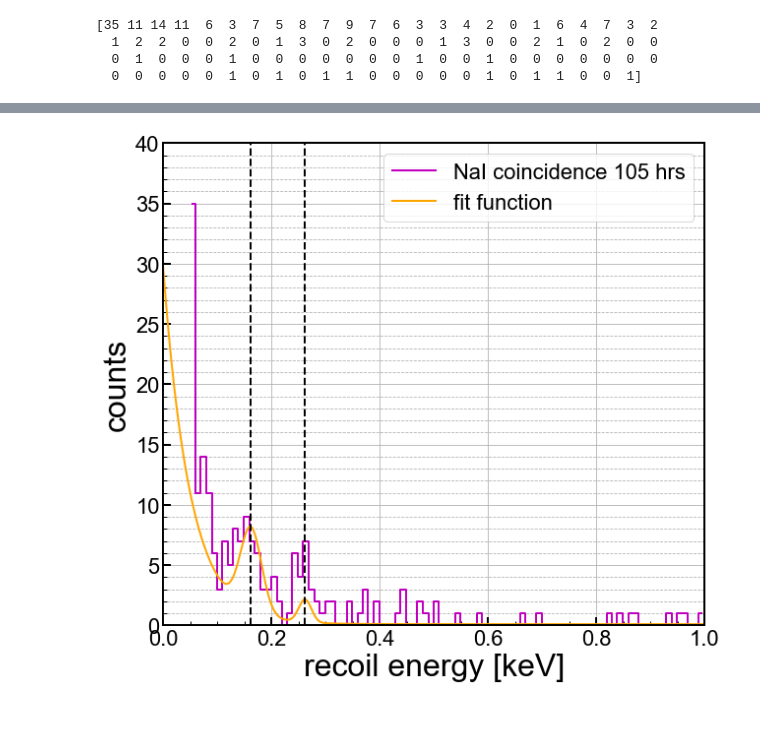
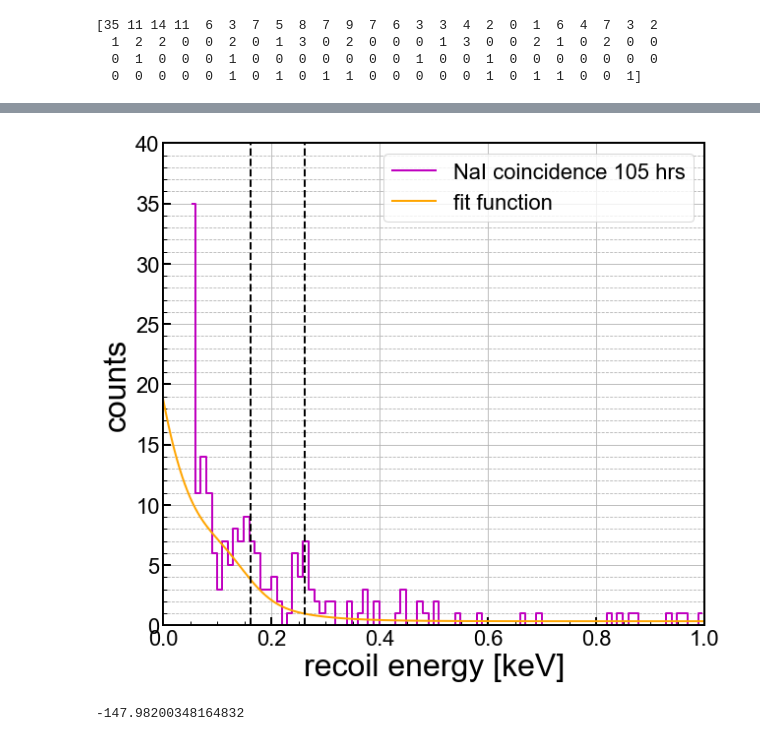
Before and after one commit to villano-lab/R76Analysis, a Jupyter notebook: coin_analysis/basic_coin_105hr.ipynb, the cells around one changed output, grey strips where cells are left out. Saved outputs shown, nothing was run; the diff lists cells and outputs as text; code cells hidden in the pictures.

```diff
--- a/coin_analysis/basic_coin_105hr.ipynb
+++ b/coin_analysis/basic_coin_105hr.ipynb
@@ -248,11 +262,11 @@ print(prob_func(a,param))
 fig,axes = plt.subplots(1,1,figsize=(9.0,8.0),sharex=True)
 ax1 = axes
 
-evec = np.linspace(0.0,1,num=1000)
+evecplot = np.linspace(0.0,1,num=1000)
 
 ax1.step(coinE,coinN, where='mid',color='m', linestyle='-', \
             label='NaI coincidence {} hrs'.format(105), linewidth=2)
-ax1.plot (evec, np.sum(coinN)*prob_func(evec,param)*0.01, color='orange',linestyle='-', label='fit function')
+ax1.plot (evecplot, np.sum(coinN)*prob_func(evec,param), color='orange',linestyle='-', label='fit function')
 
 #ax1.plot(Eplot, 100*er_res(Eplot),color='b',label="$\sigma$ (n,p) (%)")
 
@@ -299,7 +313,7 @@ print(coinN)
 # %%
 def log_likelihood_func(theta, evec, nvec):
 
-    y1,f1,y2,f2,fexp,fg,Escale = theta
+    y1,w1,y2,w2,fexp,fg,Escale = theta
 
 
     #initialize array of lambdas for each bin according to our model
@@ -317,9 +331,12 @@ def log_likelihood_func(theta, evec, nvec):
                 sterling_array[i]=np.log(np.math.factorial(nvec[i]))
 
     model = 0
-    lam_array[lam_array<=0]=1e-6
+
     for i in range(len(nvec)):
-        model +=(-lam_array[i] + nvec[i]*np.log(lam_array[i])-sterling_array[i])
+        if(lam_array[i]==0):
+          return np.inf
+        else:
+          model +=(-lam_array[i] + nvec[i]*np.log(lam_array[i])-sterling_array[i])
     return model
 # %%
 print(log_likelihood_func(param,coinE,coinN))
@@ -328,8 +345,9 @@ print(log_likelihood_func(param,coinE,coinN))
 # %%
 #fit
 nll = lambda *args: -log_likelihood_func(*args)
-initial = np.array([0.122,0.009,0.13,0.002,0.75,0.2,0.05])
-soln = scipy.optimize.minimize(nll, initial, args=(coinE, coinN), bounds=[(1e-9,1),(1e-9,1),(1e-9,1),(1e-9,1),(1e-9,1),(1e-9,1),(1e-9,100)]) #add bounds?
+initial = np.array([0.122,0.02,0.13,0.01,0.75,0.2,0.05])
+soln = scipy.optimize.minimize(nll, initial,method='Powell', args=(coinE, coinN), bounds=[(0.09,0.3),(1e-4,0.1),(0.05,0.3),(1e-4,0.1),(0.1,1),(0.1,1),(0.001,100)]) #add bounds?
 y1ml,f1ml,y2ml,f2ml,fexpml,fgml,Escaleml = soln.x
 print(soln.x)
+print(soln)
 # %% [output]
@@ -340,39 +373,41 @@ print(soln.x)
 fig,axes = plt.subplots(1,1,figsize=(9.0,8.0),sharex=True)
 ax1 = axes
 
-evec = np.linspace(0.0,1,num=1000)
+evecplot = np.linspace(0.0,1,num=1000)
 
 ax1.step(coinE,coinN, where='mid',color='m', linestyle='-', \
             label='NaI coincidence {} hrs'.format(105), linewidth=2)
-ax1.plot (evec, np.sum(coinN)*prob_func(evec,initial)*0.01, color='orange',linestyle='-', label='fit function')
+ax1.plot (evecplot, np.sum(coinN)*prob_func(evec,soln.x), color='orange',linestyle='-', label='fit function')
 
 #ax1.plot(Eplot, 100*er_res(Eplot),color='b',label="$\sigma$ (n,p) (%)")
 
 
 ymin = 0
 ymax = 40
 
 
 ax1.set_yscale('linear')
 #ax1.set_yscale('log')
 ax1.set_xlim(0.0, 1)
 ax1.set_ylim(ymin,ymax)
 ax1.set_xlabel(r'recoil energy [keV]')
 ax1.set_ylabel('counts')
 ax1.grid(True)
 ax1.yaxis.grid(True,which='minor',linestyle='--')
 ax1.legend(loc=1,prop={'size':22})
 #ax1.legend(bbox_to_anchor=(1.04,1),borderaxespad=0,prop={'size':22})
 
 plt.axvline(x=E29Si*0.122,color='k',linestyle="--")
 plt.axvline(x=E30Si*0.13,color='k',linestyle="--")
 
 for axis in ['top','bottom','left','right']:
   ax1.spines[axis].set_linewidth(2)
 
 plt.tight_layout()
 #plt.savefig('paper_figures/hist.eps')
 #plt.savefig('paper_figures/hist.pdf')
 plt.show()
+print(log_likelihood_func(soln.x,coinE,coinN))
 # %% [output]
-[figure, old version]
+[figure, new version]
+-147.98200348164832
```
Also changed, not shown: parts of 4 cells of this notebook.
